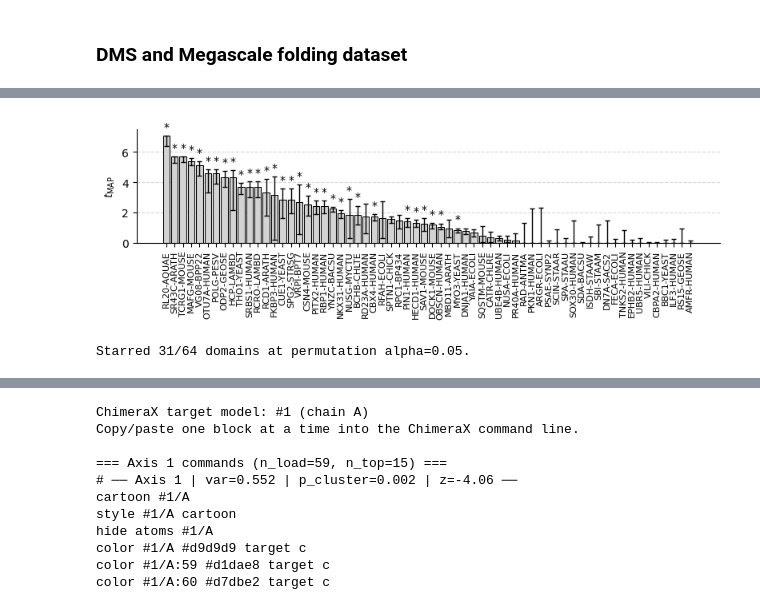
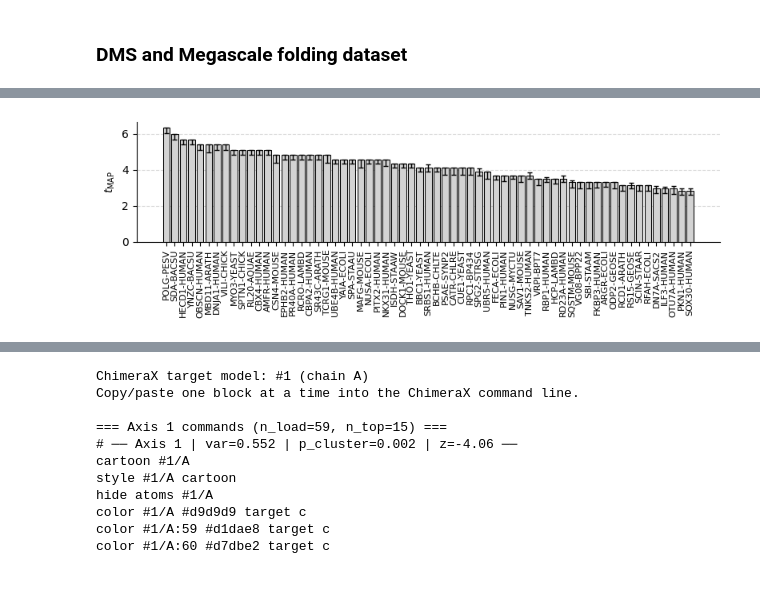
Before and after one commit to RSCJacksonLab/composition-of-constraints, a Jupyter notebook: figure_notebooks_rev/Figure_2_reviewer_checks.ipynb, the cells around one changed output, grey strips where cells are left out. Drawn from its saved outputs; the diff is of its cells as text; code cells hidden in the pictures.

```diff
--- a/figure_notebooks_rev/Figure_2_reviewer_checks.ipynb
+++ b/figure_notebooks_rev/Figure_2_reviewer_checks.ipynb
@@ -205,7 +204,7 @@ from sklearn.linear_model import LinearRegression
 from sklearn.pipeline import make_pipeline
 from sklearn.preprocessing import StandardScaler
 
-DMS_DIR = Path('../data_files/protein_gym/DMS_assays_substitutions')
+DMS_DIR = Path('../data_files/megascale_folding')
 PDB_CACHE_DIR = Path('../data_files/pdb_cache')
 PDB_CACHE_DIR.mkdir(parents=True, exist_ok=True)
 
@@ -745,32 +748,11 @@ all_perm_long_df.to_csv('../data_files/protein_gym/DMS_assays_substitutions/fold
 # %%
 # SEARCH_TAG: TMAP_BAR_WITH_PERM_SIGNIFICANCE
-# Remake t_MAP barplot with permutation-significance stars.
-PERM_STAR_ALPHA = 0.05
-
-if 'all_perm_results_df' not in globals():
-    raise RuntimeError('Run the all-domain permutation testing cell first (requires all_perm_results_df).')
+# Remake t_MAP barplot without permutation-significance stars.
 if 'dms_tmap_df' not in globals():
     raise RuntimeError('Run the t_MAP table cell first (requires dms_tmap_df).')
 
-# Choose permutation p-value column.
-perm_df = all_perm_results_df.copy()
-if 'status' in perm_df.columns:
-    perm_df = perm_df.loc[perm_df['status'] == 'ok'].copy()
-
-if 'p_value' in perm_df.columns:
-    p_col = 'p_value'
-elif 'p_empirical_two_sided' in perm_df.columns:
-    p_col = 'p_empirical_two_sided'
-else:
-    raise RuntimeError('Permutation results must include p_value or p_empirical_two_sided.')
-
 # Build plotting frame (same core structure as the original bar plot).
 df = dms_tmap_df.copy().sort_values('t', ascending=False).reset_index(drop=True)
-df = df.merge(
-    perm_df[['file', p_col]].rename(columns={p_col: 'perm_p_value'}),
-    on='file',
-    how='left',
-)
 
 t = df['t'].to_numpy(dtype=float)
 yerr = np.vstack([
@@ -793,54 +775,34 @@ ax.bar(
     linewidth=0.75,
     zorder=2
 )
 
 ax.errorbar(
     x=x,
     y=t,
     yerr=yerr,
     fmt='none',
     ecolor='black',
     elinewidth=1,
     capsize=2,
     zorder=3
 )
 
-# Add '*' above bars with significant permutation p-value.
-sig_mask = np.isfinite(df['perm_p_value'].to_numpy(dtype=float)) & (df['perm_p_value'].to_numpy(dtype=float) < PERM_STAR_ALPHA)
-if np.any(sig_mask):
-    upper = t + yerr[1]
-    y_min = float(np.nanmin(np.r_[0.0, t]))
-    y_max = float(np.nanmax(upper))
-    pad = 0.03 * (y_max - y_min + 1e-12)
-    star_y = upper + pad
-
-    for xi, yi, is_sig in zip(x, star_y, sig_mask):
-        if is_sig:
-            ax.text(xi, yi, '*', ha='center', va='bottom', fontsize=10, color='black', zorder=4)
-
-    # Ensure stars are visible.
-    ax.set_ylim(top=float(np.nanmax(star_y) + pad))
-
 step = 1  # change to 3 if you truly want every 3rd label
 ax.set_xticks(x[::step])
 ax.set_xticklabels(df['dataset'].iloc[::step], rotation=90, fontsize=8)
 
 ax.set_ylabel(r'$t_{\mathrm{MAP}}$')
 # ax.set_yscale('log')
 
 ax.spines['top'].set_visible(False)
 ax.spines['right'].set_visible(False)
 ax.grid(axis='y', ls='--', c='0.85', zorder=1)
 
 plt.tight_layout()
 plt.savefig('../figures/figure_2/tmap_vs_dms.pdf')
 plt.show()
-
-n_sig = int(np.sum(sig_mask))
-print(f'Starred {n_sig}/{len(df)} domains at permutation alpha={PERM_STAR_ALPHA:.3g}.')
 # %% [output]
-[figure, old version]
+[figure, new version]
-Starred 31/64 domains at permutation alpha=0.05.
 # %%
 # 4) Subsample control: downsample all domains to the smallest domain size.
 SUBSAMPLE_REPS = 3  # small initial setting for turnaround speed
```
Also changed, not shown: parts of 57 cells of this notebook, 20 other files.
